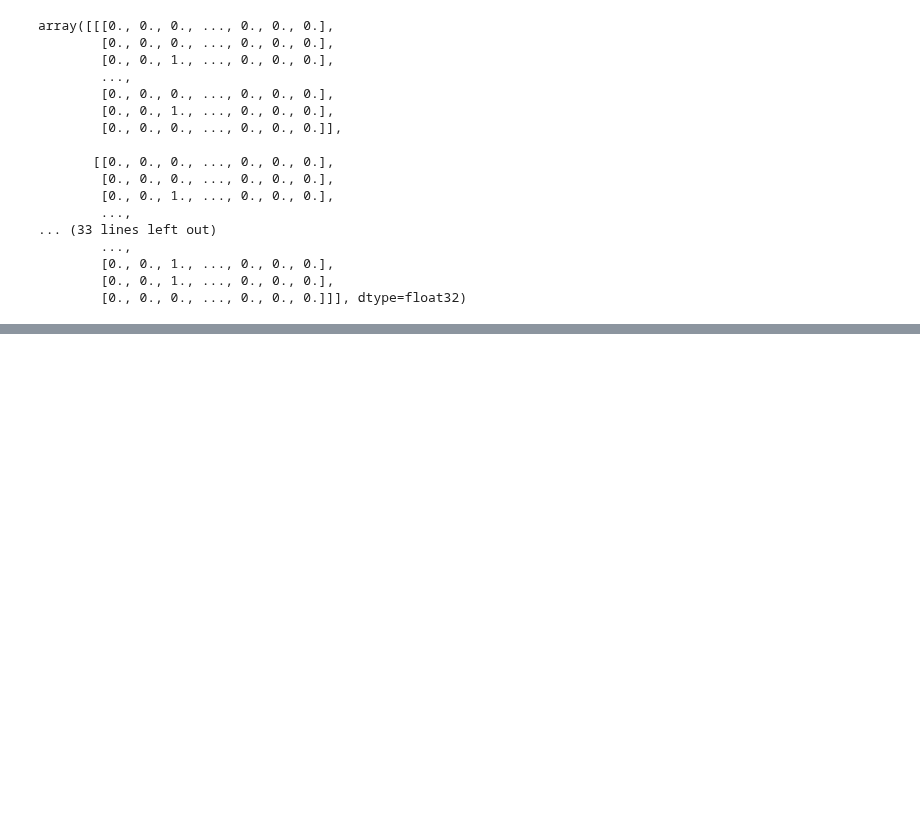
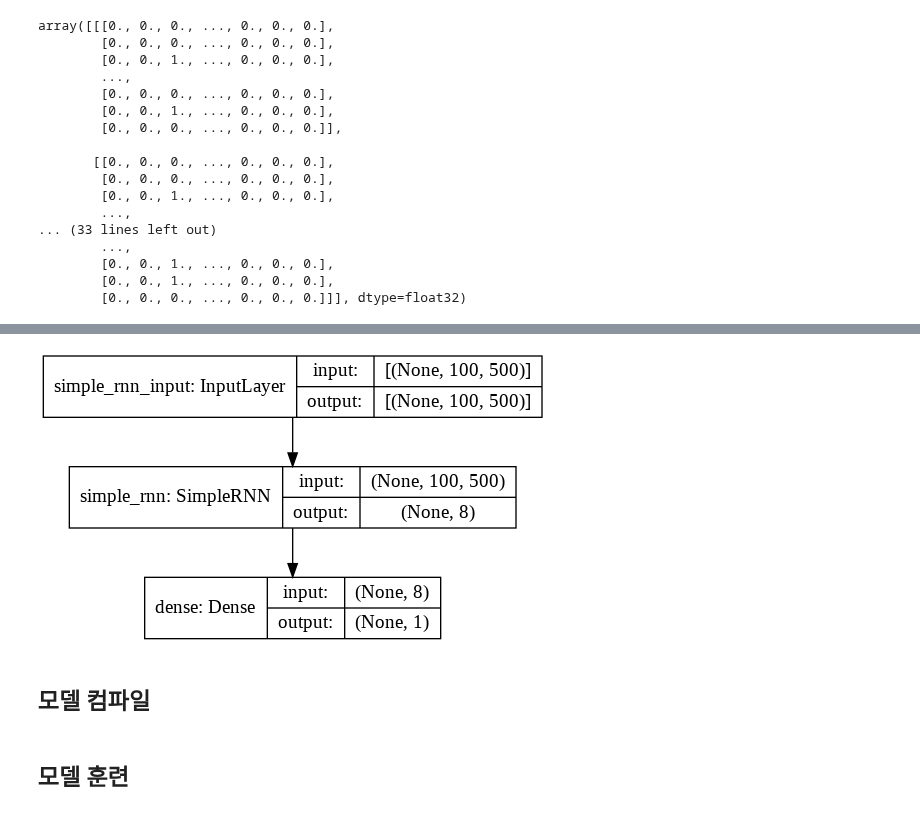
Before and after one commit to JakeOh/202011_itw_bd21, a Jupyter notebook: lab_ml/ml20_rnn.ipynb, the cells around one changed output, grey strips where cells are left out. Drawn from its saved outputs; the diff is of its cells as text; code cells hidden in the pictures; blank space fills up the shorter version.

```diff
--- a/lab_ml/ml20_rnn.ipynb
+++ b/lab_ml/ml20_rnn.ipynb
@@ -418,0 +446,7 @@ array([[[0., 0., 0., ..., 0., 0., 0.],
+# %%
+model = keras.Sequential()
+# %%
+# 순환 층(recurrent layer): activation='tanh' - 기본값
+model.add(keras.layers.SimpleRNN(units=8, input_shape=(100, 500)))
+# 출력 층(output layer)
+model.add(keras.layers.Dense(units=1, activation='sigmoid'))
@@ -418,0 +468,6 @@ array([[[0., 0., 0., ..., 0., 0., 0.],
+# %%
+keras.utils.plot_model(model, show_shapes=True)
+# %% [output]
+[figure, added]
+# %% [markdown]
+## 모델 컴파일
@@ -418,0 +478,2 @@ array([[[0., 0., 0., ..., 0., 0., 0.],
+# %% [markdown]
+## 모델 훈련
```
Also changed, not shown: parts of 11 cells of this notebook.
